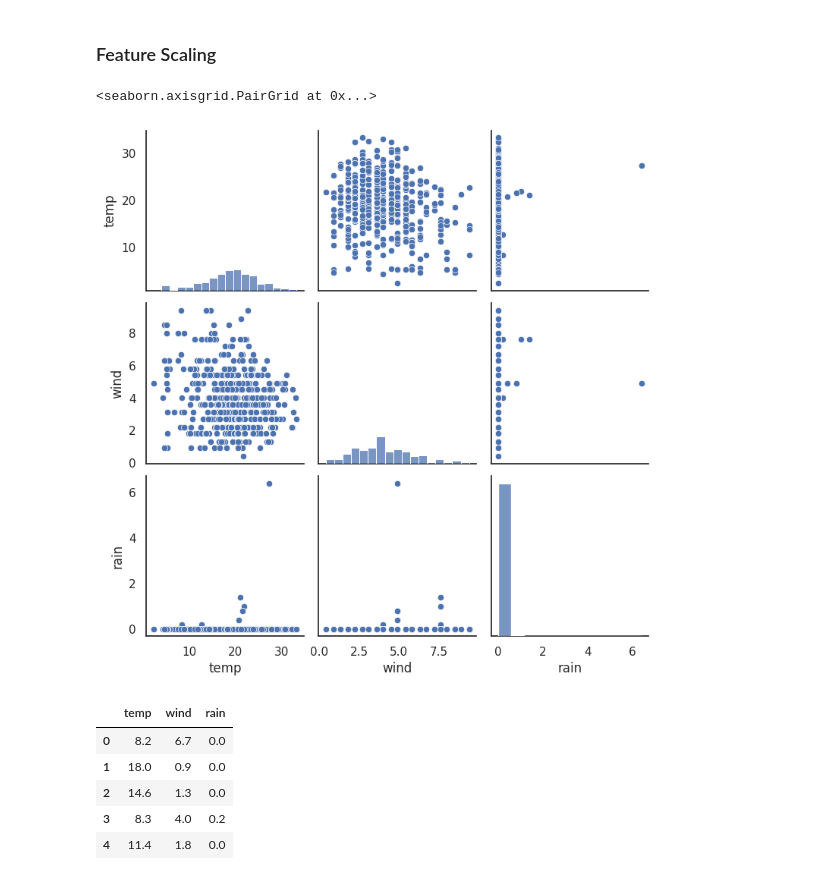
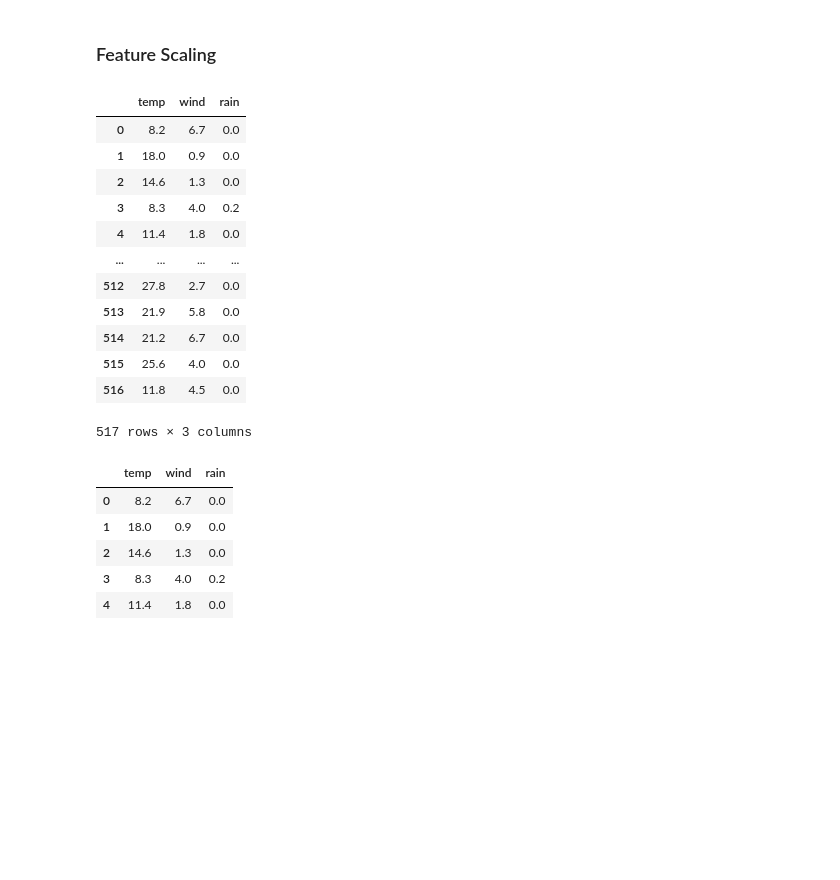
Before and after one commit to angelaaaateng/ftw_python, a Jupyter notebook: Feature_Engineering_B8.ipynb, the cells around one changed output. Cells and saved outputs as stored; diff of their text form; code cells hidden in the pictures; blank space fills up the shorter version.

```diff
--- a/Feature_Engineering_B8.ipynb
+++ b/Feature_Engineering_B8.ipynb
@@ -51,10 +51,21 @@ pd.get_dummies(df.day).head()
 ### Feature Scaling ###
 # %%
 data = df[['temp','wind','rain']]
-sns.pairplot(data)
+data
 # %% [output]
+|  | temp | wind | rain |
+| 0 | 8.2 | 6.7 | 0.0 |
+| 1 | 18.0 | 0.9 | 0.0 |
+| 2 | 14.6 | 1.3 | 0.0 |
+| 3 | 8.3 | 4.0 | 0.2 |
+| 4 | 11.4 | 1.8 | 0.0 |
+| ... | ... | ... | ... |
+| 512 | 27.8 | 2.7 | 0.0 |
+| 513 | 21.9 | 5.8 | 0.0 |
+| 514 | 21.2 | 6.7 | 0.0 |
+| 515 | 25.6 | 4.0 | 0.0 |
+| 516 | 11.8 | 4.5 | 0.0 |
-<seaborn.axisgrid.PairGrid at 0x...>
+517 rows × 3 columns
-[figure, removed]
 # %%
 from sklearn.preprocessing import StandardScaler
 
```
Also changed, not shown: parts of 1 cell of this notebook.
